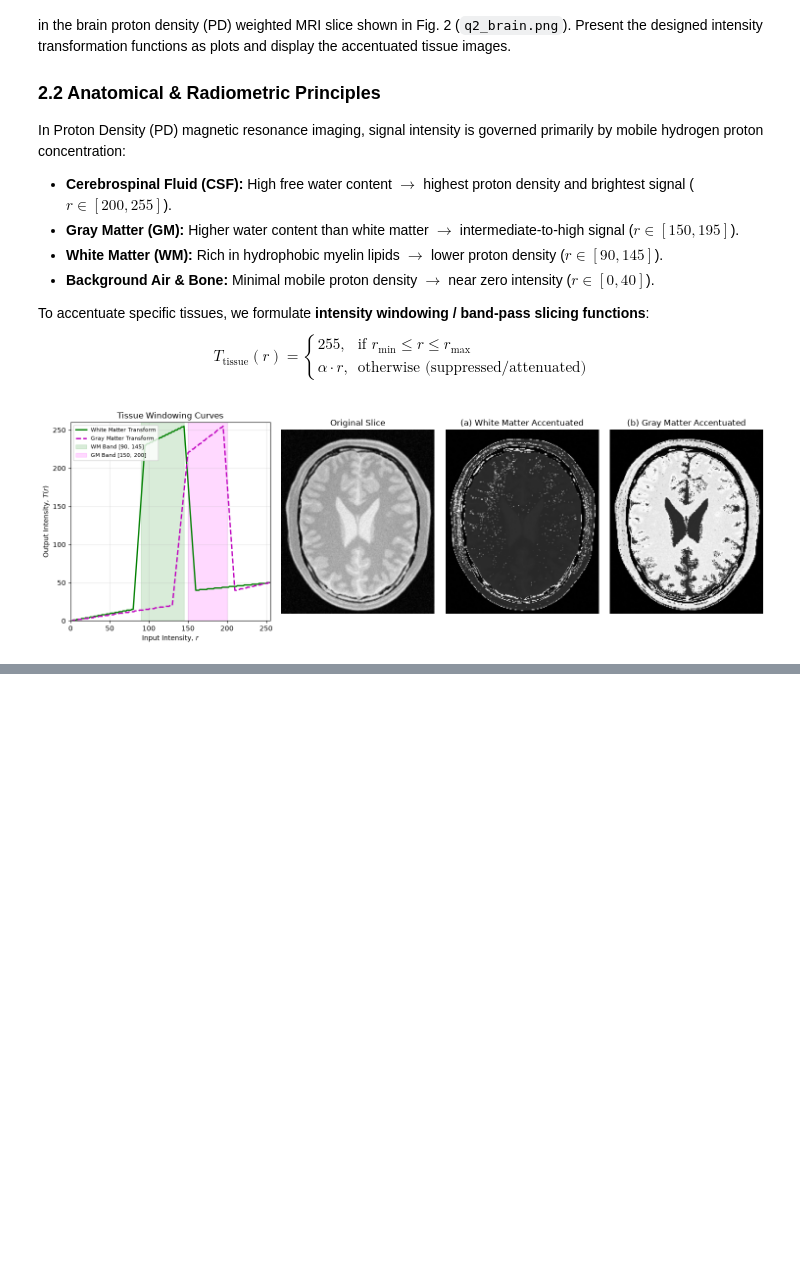
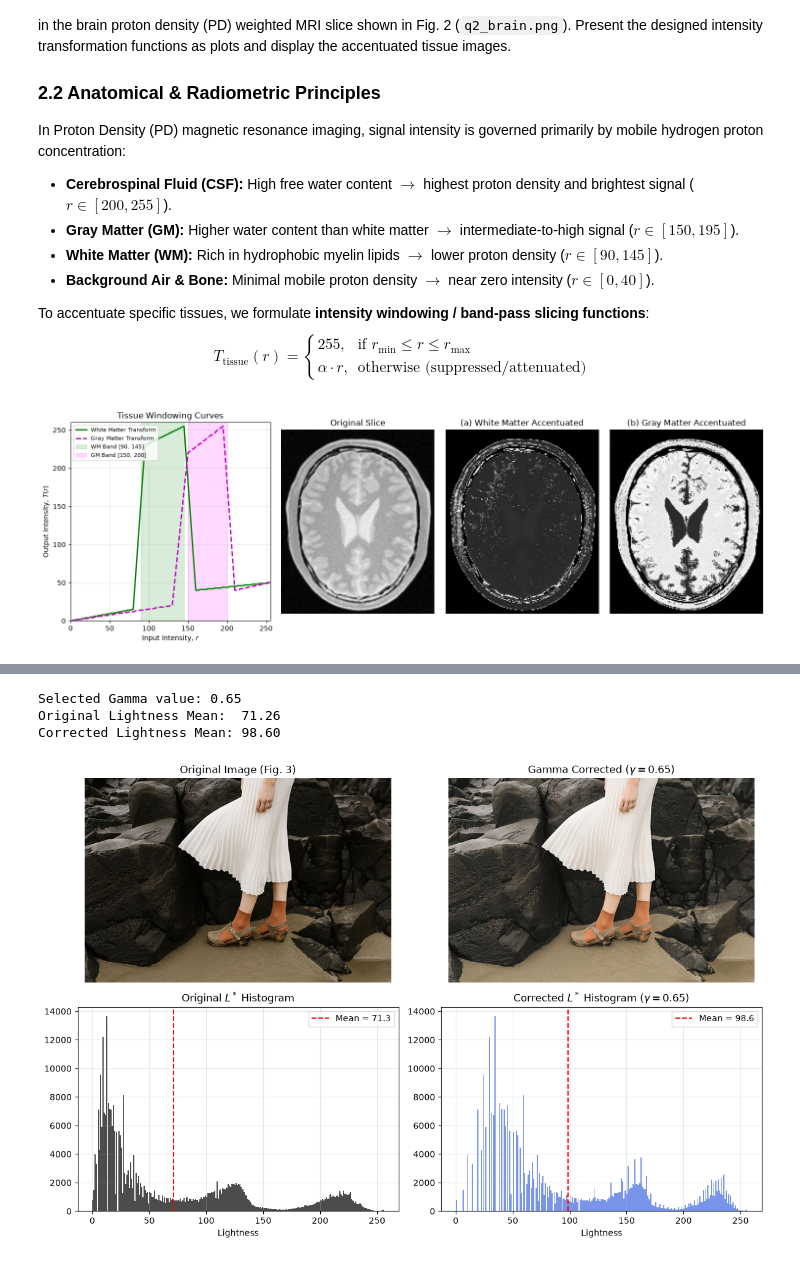
Before and after one commit to hakammra/EN3160-Assignment-01, a Jupyter notebook: en3160_assignment_01.ipynb, the cells around one changed output, grey strips where cells are left out. Drawn from its saved outputs; the diff is of its cells as text; code cells hidden in the pictures; blank space fills up the shorter version.

```diff
--- a/en3160_assignment_01.ipynb
+++ b/en3160_assignment_01.ipynb
@@ -150,0 +175,43 @@ plt.show()
+# %%
+im_q3_bgr = cv.imread('Images/assignment/q3_gamma.jpeg')
+assert im_q3_bgr is not None, "Failed to load Fig. 3"
+
+# Convert to CIE L*a*b* color space
+im_lab = cv.cvtColor(im_q3_bgr, cv.COLOR_BGR2LAB)
+L, a_ch, b_ch = cv.split(im_lab)
+
+# gamma < 1 lifts shadow detail without highlight blowout
+gamma_val = 0.65
+
+# Constructing 256 level power law LUT
+lut_gamma = np.array([((i / 255.0) ** gamma_val) * 255.0 for i in range(256)]).astype(np.uint8)
+L_corrected = cv.LUT(L, lut_gamma)
+
+# Recombining planes and convert back to RGB
+im_lab_corrected = cv.merge([L_corrected, a_ch, b_ch])
+im_q3_corrected_rgb = cv.cvtColor(cv.cvtColor(im_lab_corrected, cv.COLOR_LAB2BGR), cv.COLOR_BGR2RGB)
+im_q3_rgb = cv.cvtColor(im_q3_bgr, cv.COLOR_BGR2RGB)
+
+print(rf"Selected Gamma value: {gamma_val}")
+print(f"Original Lightness Mean:  {L.mean():.2f}")
+print(f"Corrected Lightness Mean: {L_corrected.mean():.2f}")
+
+fig, ax = plt.subplots(2, 2, figsize=(12, 8))
+ax[0, 0].imshow(im_q3_rgb); ax[0, 0].set_title('Original Image (Fig. 3)'); ax[0, 0].axis('off')
+ax[0, 1].imshow(im_q3_corrected_rgb); ax[0, 1].set_title(f'Gamma Corrected ($\\gamma = {gamma_val}$)'); ax[0, 1].axis('off')
+
+ax[1, 0].hist(L.ravel(), bins=256, range=[0, 256], color='black', alpha=0.7)
+ax[1, 0].axvline(L.mean(), color='red', linestyle='--', label=f'Mean = {L.mean():.1f}')
+ax[1, 0].set_title('Original $L^*$ Histogram'); ax[1, 0].set_xlabel('Lightness'); ax[1, 0].legend(); ax[1, 0].grid(True, alpha=0.3)
+
+ax[1, 1].hist(L_corrected.ravel(), bins=256, range=[0, 256], color='royalblue', alpha=0.7)
+ax[1, 1].axvline(L_corrected.mean(), color='red', linestyle='--', label=f'Mean = {L_corrected.mean():.1f}')
+ax[1, 1].set_title(f'Corrected $L^*$ Histogram ($\\gamma = {gamma_val}$)'); ax[1, 1].set_xlabel('Lightness'); ax[1, 1].legend(); ax[1, 1].grid(True, alpha=0.3)
+
+plt.tight_layout()
+plt.show()
+# %% [output]
+Selected Gamma value: 0.65
+Original Lightness Mean:  71.26
+Corrected Lightness Mean: 98.60
+[figure, added]
```
Also changed, not shown: parts of 3 cells of this notebook.
